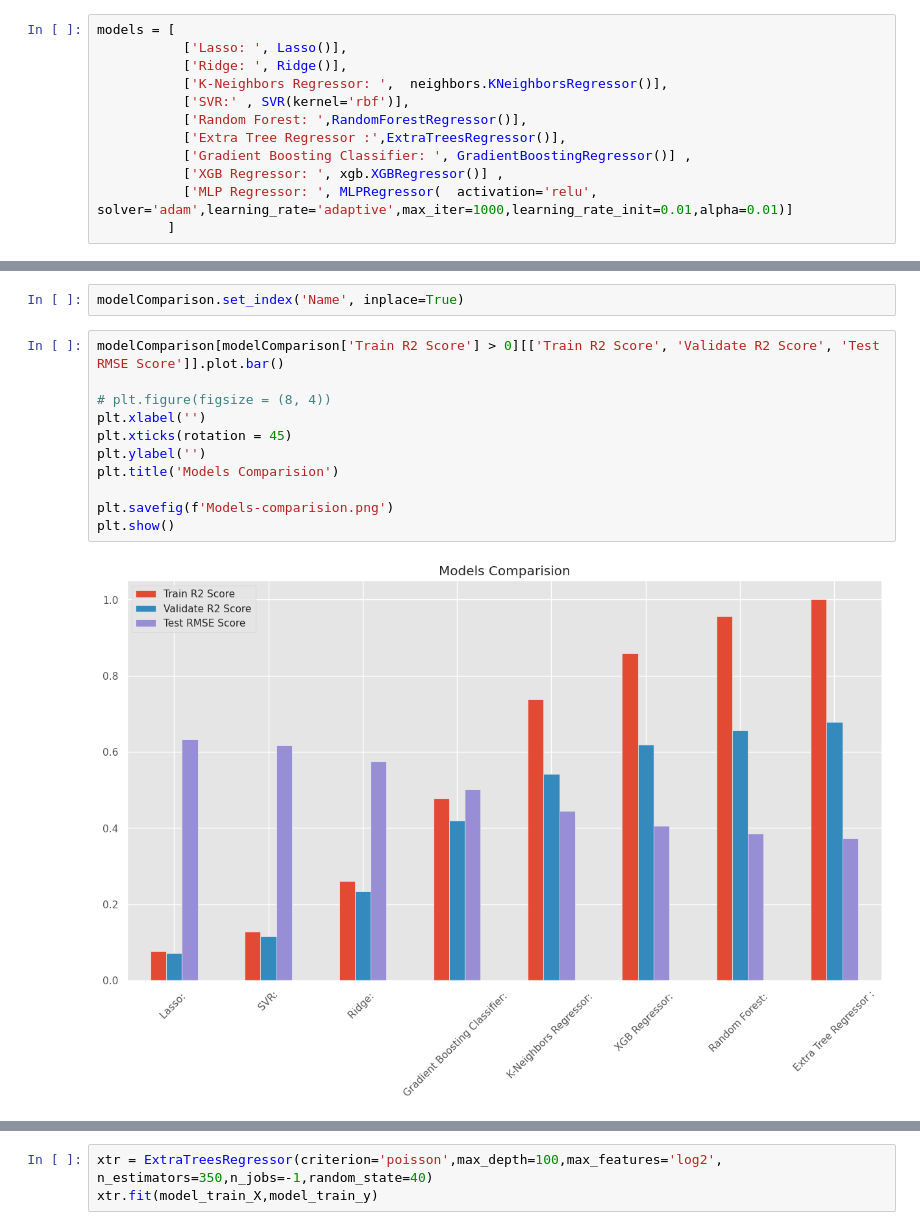
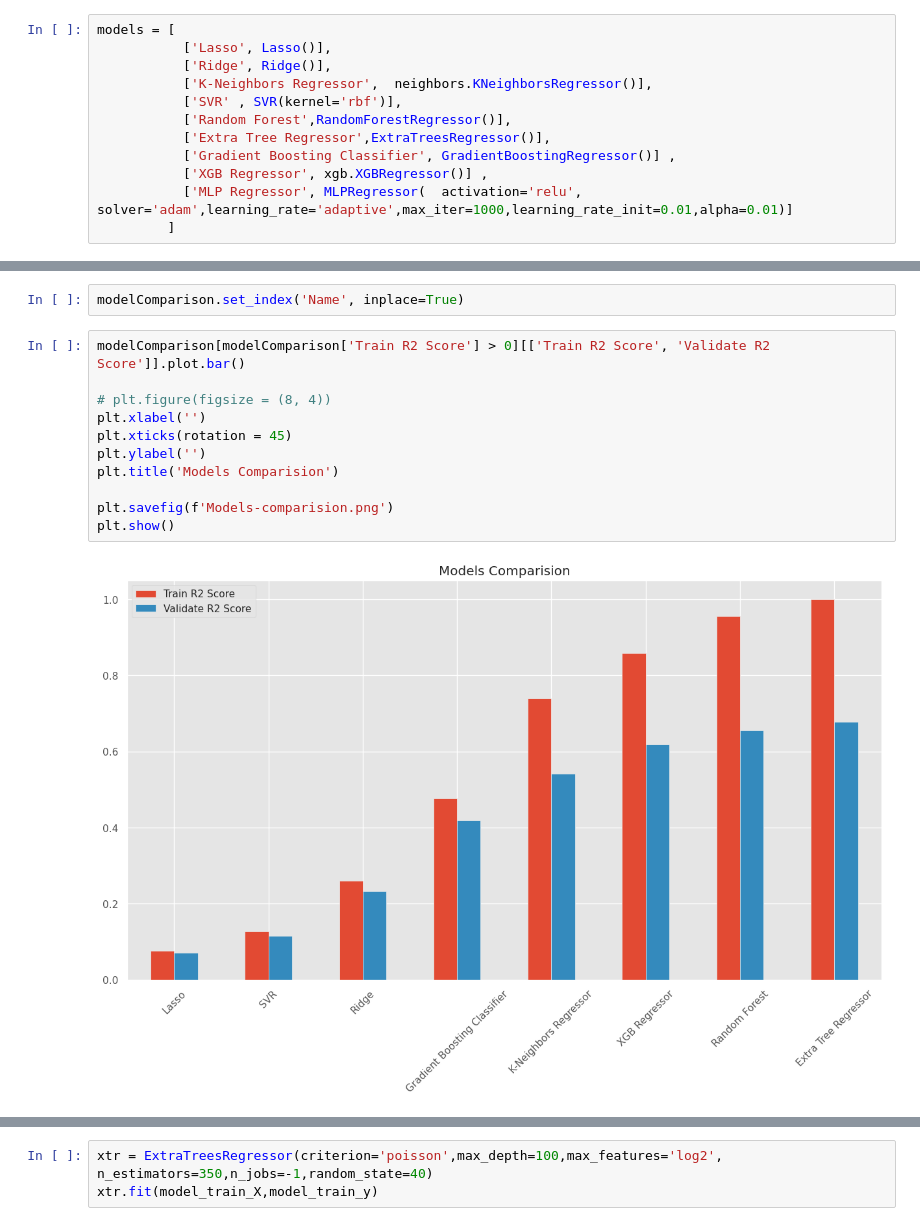
Before and after one commit to bhambrij-upwork/hackthon-june-2023, a Jupyter notebook: fs-household-energy-optimization-prediction.ipynb, the cells around one changed output, grey strips where cells are left out. Saved outputs shown, nothing was run; the diff lists cells and outputs as text.

```diff
--- a/fs-household-energy-optimization-prediction.ipynb
+++ b/fs-household-energy-optimization-prediction.ipynb
@@ -637,15 +644,15 @@ model_train_X = train[feature_vars]
 model_train_y = train[target_vars]
 # %%
 models = [
-           ['Lasso: ', Lasso()],
-           ['Ridge: ', Ridge()],
-           ['K-Neighbors Regressor: ',  neighbors.KNeighborsRegressor()],
-           ['SVR:' , SVR(kernel='rbf')],
-           ['Random Forest: ',RandomForestRegressor()],
-           ['Extra Tree Regressor :',ExtraTreesRegressor()],
-           ['Gradient Boosting Classifier: ', GradientBoostingRegressor()] ,
-           ['XGB Regressor: ', xgb.XGBRegressor()] ,
-           ['MLP Regressor: ', MLPRegressor(  activation='relu', solver='adam',learning_rate='adaptive',max_iter=1000,learning_rate_init=0.01,alpha=0.01)]
+           ['Lasso', Lasso()],
+           ['Ridge', Ridge()],
+           ['K-Neighbors Regressor',  neighbors.KNeighborsRegressor()],
+           ['SVR' , SVR(kernel='rbf')],
+           ['Random Forest',RandomForestRegressor()],
+           ['Extra Tree Regressor',ExtraTreesRegressor()],
+           ['Gradient Boosting Classifier', GradientBoostingRegressor()] ,
+           ['XGB Regressor', xgb.XGBRegressor()] ,
+           ['MLP Regressor', MLPRegressor(  activation='relu', solver='adam',learning_rate='adaptive',max_iter=1000,learning_rate_init=0.01,alpha=0.01)]
          ]
 # %%
 model_data = []
@@ -679,15 +686,15 @@ modelComparison
 # %%
 modelComparison.set_index('Name', inplace=True)
 # %%
-modelComparison[modelComparison['Train R2 Score'] > 0][['Train R2 Score', 'Validate R2 Score', 'Test RMSE Score']].plot.bar()
+modelComparison[modelComparison['Train R2 Score'] > 0][['Train R2 Score', 'Validate R2 Score']].plot.bar()
 
 # plt.figure(figsize = (8, 4))
 plt.xlabel('')
 plt.xticks(rotation = 45)
 plt.ylabel('')
 plt.title('Models Comparision')
 
 plt.savefig(f'Models-comparision.png')
 plt.show()
 # %% [output]
-[figure, old version]
+[figure, new version]
```
Also changed, not shown: parts of 25 cells of this notebook.
